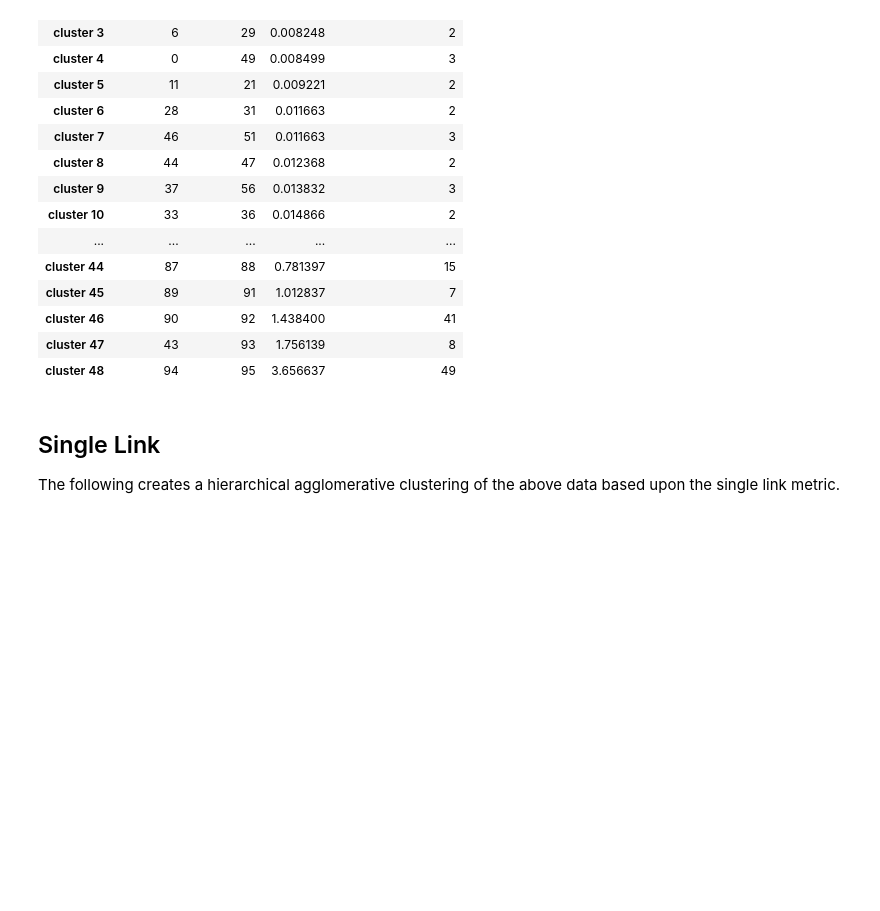
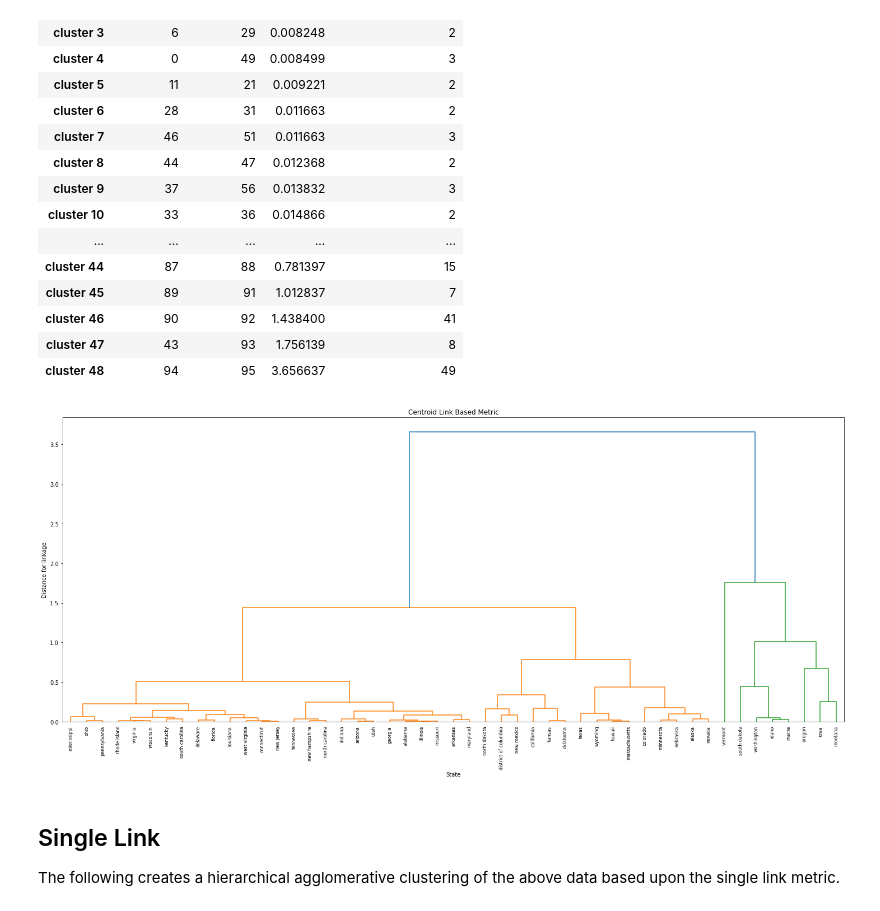
Before and after one commit to PrayashJoshi/USA-States-Sustainability-FuzzyEnsemble, a Jupyter notebook: src/model/FINAL_MODELS.ipynb, the cells around one changed output. Drawn from its saved outputs; the diff is of its cells as text; code cells hidden in the pictures; blank space fills up the shorter version.

```diff
--- a/src/model/FINAL_MODELS.ipynb
+++ b/src/model/FINAL_MODELS.ipynb
@@ -136,6 +124,15 @@ pd.DataFrame(centroid_link_linkage,
 | cluster 46 | 90 | 92 | 1.438400 | 41 |
 | cluster 47 | 43 | 93 | 1.756139 | 8 |
 | cluster 48 | 94 | 95 | 3.656637 | 49 |
+# %%
+fig = plt.figure(figsize=(25, 10))
+row_dendr = dendrogram(centroid_link_linkage, labels=indices)
+plt.title("Centroid Link Based Metric")
+plt.ylabel("Distance for linkage")
+plt.xlabel("State")
+plt.show()
+# %% [output]
+[figure, added]
 # %% [markdown]
 ## Single Link
 The following creates a hierarchical agglomerative clustering of the above data based upon the single link metric.
```
Also changed, not shown: parts of 6 cells of this notebook.
